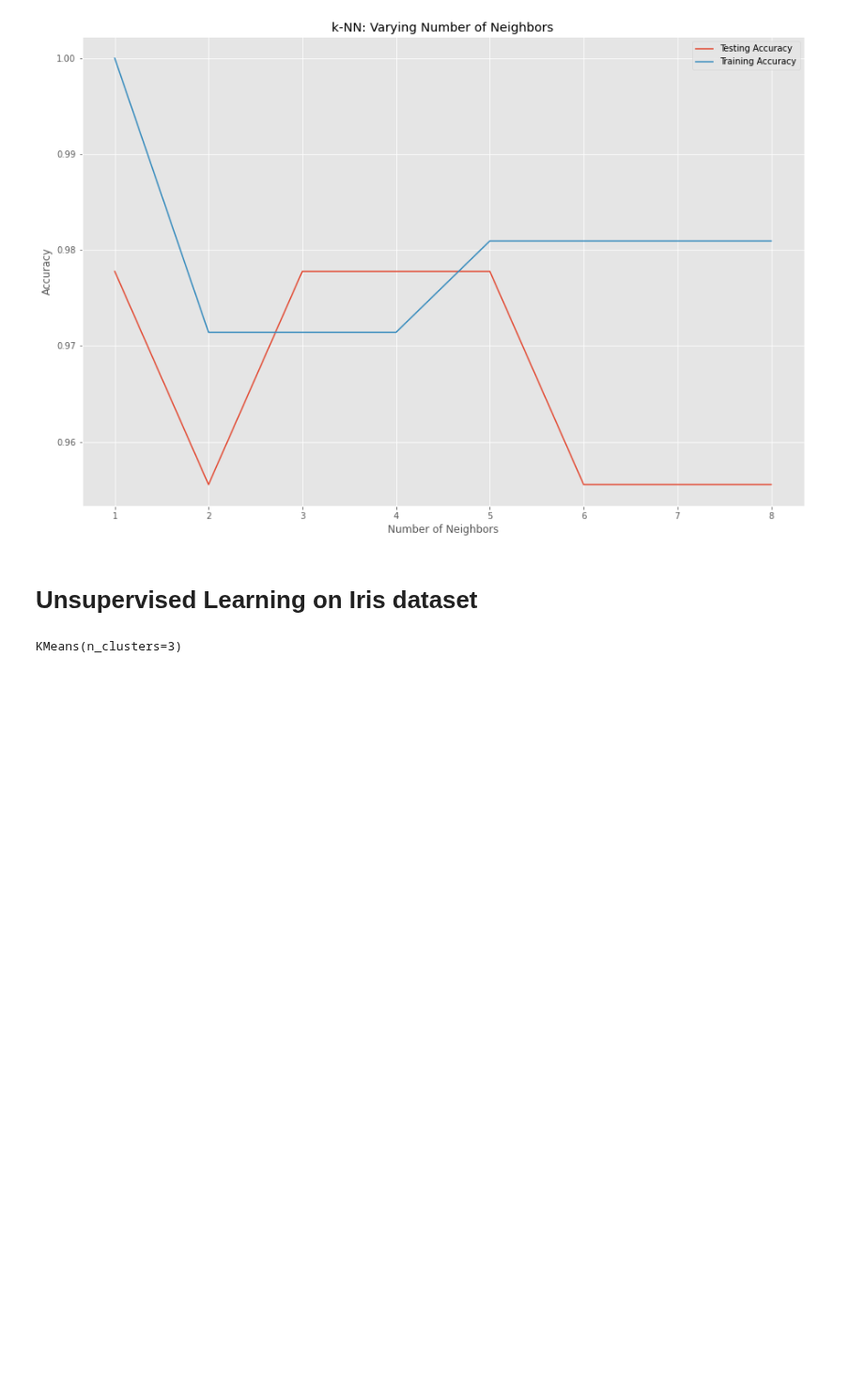
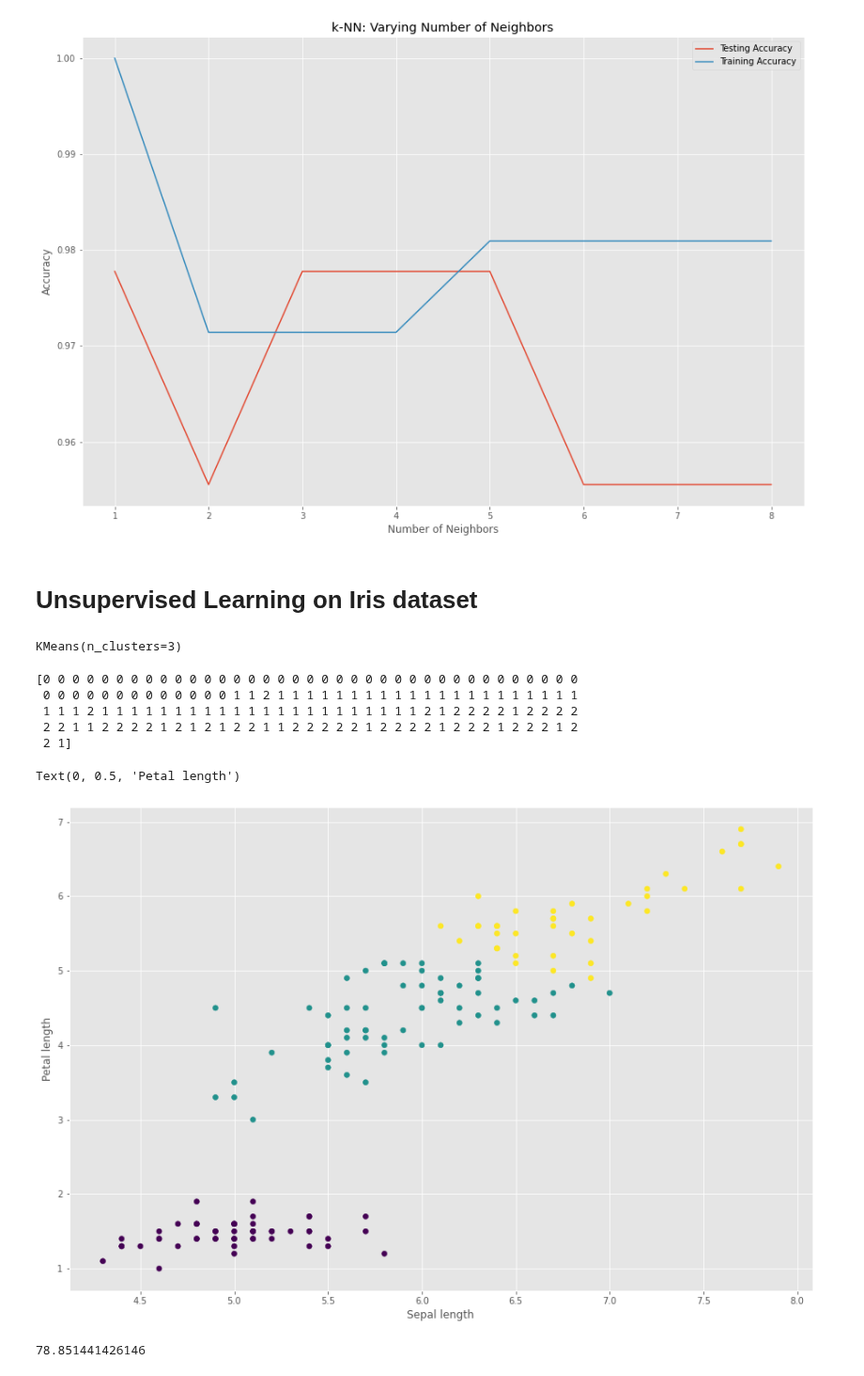
Before and after one commit to kipmadden/Supervised-Learning-with-scikit-learn, a Jupyter notebook: Iris dataset in scikit-learn.ipynb, the cells around one changed output. Shown at 94% size. Saved outputs shown, nothing was run; the diff lists cells and outputs as text; code cells hidden in the pictures; blank space fills up the shorter version.

Commit message:
Evaluated grain clustering using n_clusters=3

```diff
--- a/Iris dataset in scikit-learn.ipynb
+++ b/Iris dataset in scikit-learn.ipynb
@@ -299,4 +299,26 @@ model.fit(X)
 KMeans(n_clusters=3)
 # %%
 # Predict from the model and generate labels for clusters
-labels = mode
+labels = model.predict(X)
+print(labels)
+# %% [output]
+[0 0 0 0 0 0 0 0 0 0 0 0 0 0 0 0 0 0 0 0 0 0 0 0 0 0 0 0 0 0 0 0 0 0 0 0 0
+ 0 0 0 0 0 0 0 0 0 0 0 0 0 1 1 2 1 1 1 1 1 1 1 1 1 1 1 1 1 1 1 1 1 1 1 1 1
+ 1 1 1 2 1 1 1 1 1 1 1 1 1 1 1 1 1 1 1 1 1 1 1 1 1 1 2 1 2 2 2 2 1 2 2 2 2
+ 2 2 1 1 2 2 2 2 1 2 1 2 1 2 2 1 1 2 2 2 2 2 1 2 2 2 2 1 2 2 2 1 2 2 2 1 2
+ 2 1]
+# %%
+# Visualize by scatter plot the clusters using sepal length (zeroth column) and petal length (second column)
+xs = X[:,0]
+ys = X[:,2]
+fig, ax = plt.subplots(figsize=(15,10))
+plt.scatter(xs, ys, c=labels)
+plt.xlabel("Sepal length")
+plt.ylabel("Petal length")
+# %% [output]
+Text(0, 0.5, 'Petal length')
+[figure, added]
+# %%
+print(model.inertia_)
+# %% [output]
+78.851441426146
```
